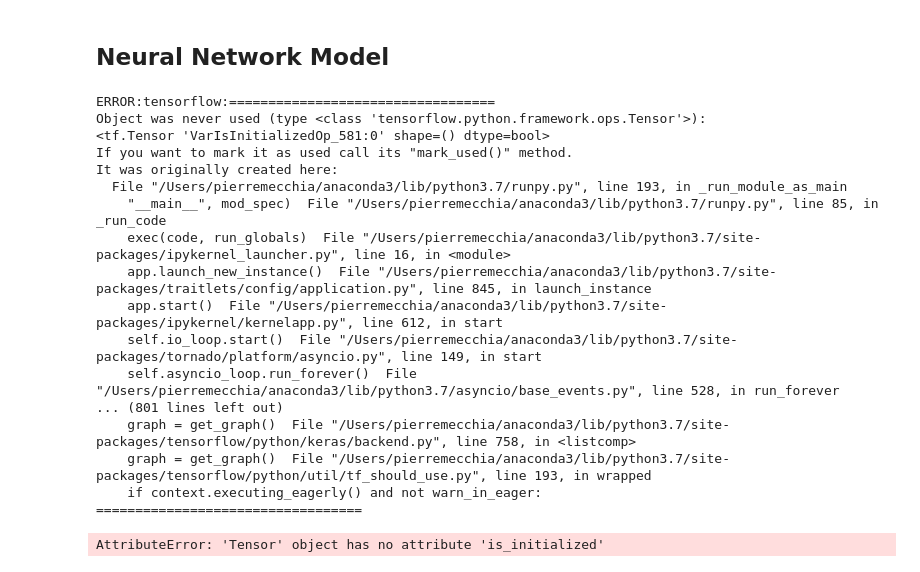
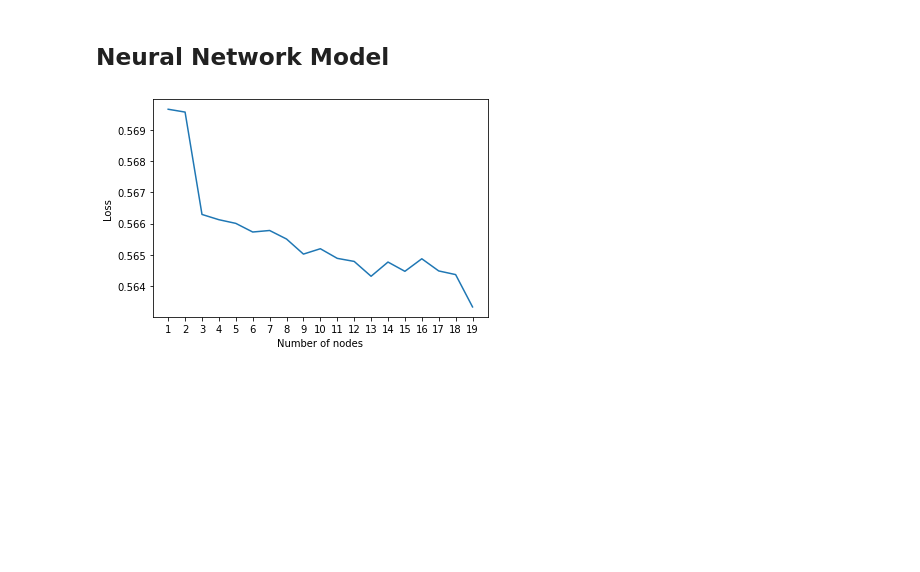
Before and after one commit to pmecchia/atp_matches, a Jupyter notebook: Model prediction.ipynb, the cells around one changed output. Cells and saved outputs as stored; diff of their text form; code cells hidden in the pictures; blank space fills up the shorter version.

Commit message:
plot loss

```diff
--- a/Model prediction.ipynb
+++ b/Model prediction.ipynb
@@ -725,13 +728,16 @@ Name: MinOddP1, dtype: int64
 It confirmed our fears. The model chose the player with the lower average 95% of the time
 # %% [markdown]
 ## Neural Network Model
+# %%
+inputs=X2.copy()
+outputs=y2.copy()
 # %%
 #Build the model
 def model_arch():
     list_loss={}
-    for i in range(1,len(X2.columns)+1):
+    for i in range(1,inputs.shape[1]+1):
         Ml_model=tf.keras.Sequential([
-            tf.keras.layers.Dense(i,input_dim=len(X2.columns),activation="relu"),
+            tf.keras.layers.Dense(i,input_dim=inputs.shape[1],activation="relu"),
             #tf.keras.layers.Dense(8,activation="relu"),
             #tf.keras.layers.Dense(4,activation="relu"),
             tf.keras.layers.Dense(1,activation="sigmoid"),
@@ -743,29 +749,7 @@ def model_arch():
 
         #Train the model
 
-        history=Ml_model.fit(X2,y2,epochs=25, batch_size=128,verbose=0)
+        history=Ml_model.fit(inputs,outputs,epochs=25, batch_size=128,verbose=0)
 
         list_loss[i]=history.history['loss'][-1]
     return list_loss
-# %%
-
-loss=model_arch()
-# %% [output]
-ERROR:tensorflow:==================================
-Object was never used (type <class 'tensorflow.python.framework.ops.Tensor'>):
-<tf.Tensor 'VarIsInitializedOp_581:0' shape=() dtype=bool>
-If you want to mark it as used call its "mark_used()" method.
-It was originally created here:
-  File "/Users/pierremecchia/anaconda3/lib/python3.7/runpy.py", line 193, in _run_module_as_main
-    "__main__", mod_spec)  File "/Users/pierremecchia/anaconda3/lib/python3.7/runpy.py", line 85, in _run_code
-    exec(code, run_globals)  File "/Users/pierremecchia/anaconda3/lib/python3.7/site-packages/ipykernel_launcher.py", line 16, in <module>
-    app.launch_new_instance()  File "/Users/pierremecchia/anaconda3/lib/python3.7/site-packages/traitlets/config/application.py", line 845, in launch_instance
-    app.start()  File "/Users/pierremecchia/anaconda3/lib/python3.7/site-packages/ipykernel/kernelapp.py", line 612, in start
-    self.io_loop.start()  File "/Users/pierremecchia/anaconda3/lib/python3.7/site-packages/tornado/platform/asyncio.py", line 149, in start
-    self.asyncio_loop.run_forever()  File "/Users/pierremecchia/anaconda3/lib/python3.7/asyncio/base_events.py", line 528, in run_forever
-... (801 lines left out)
-    graph = get_graph()  File "/Users/pierremecchia/anaconda3/lib/python3.7/site-packages/tensorflow/python/keras/backend.py", line 758, in <listcomp>
-    graph = get_graph()  File "/Users/pierremecchia/anaconda3/lib/python3.7/site-packages/tensorflow/python/util/tf_should_use.py", line 193, in wrapped
-    if context.executing_eagerly() and not warn_in_eager:
-==================================
-AttributeError: 'Tensor' object has no attribute 'is_initialized'
@@ -772,3 +760,11 @@ AttributeError: 'Tensor' object has no attribute 'is_initialized'
+# %%
+plt.plot(list(loss.keys()),list(loss.values()))
+plt.xticks(list(loss.keys()))
+plt.ylabel ('Loss')
+plt.xlabel ('Number of nodes')
+plt.show()
+# %% [output]
+[figure, added]
 # %%
 ML_prediction = Ml_model.predict_classes(X3)
 ML_acc = metrics.classification_report(y3,ML_prediction)
```
Also changed, not shown: parts of 17 cells of this notebook.
